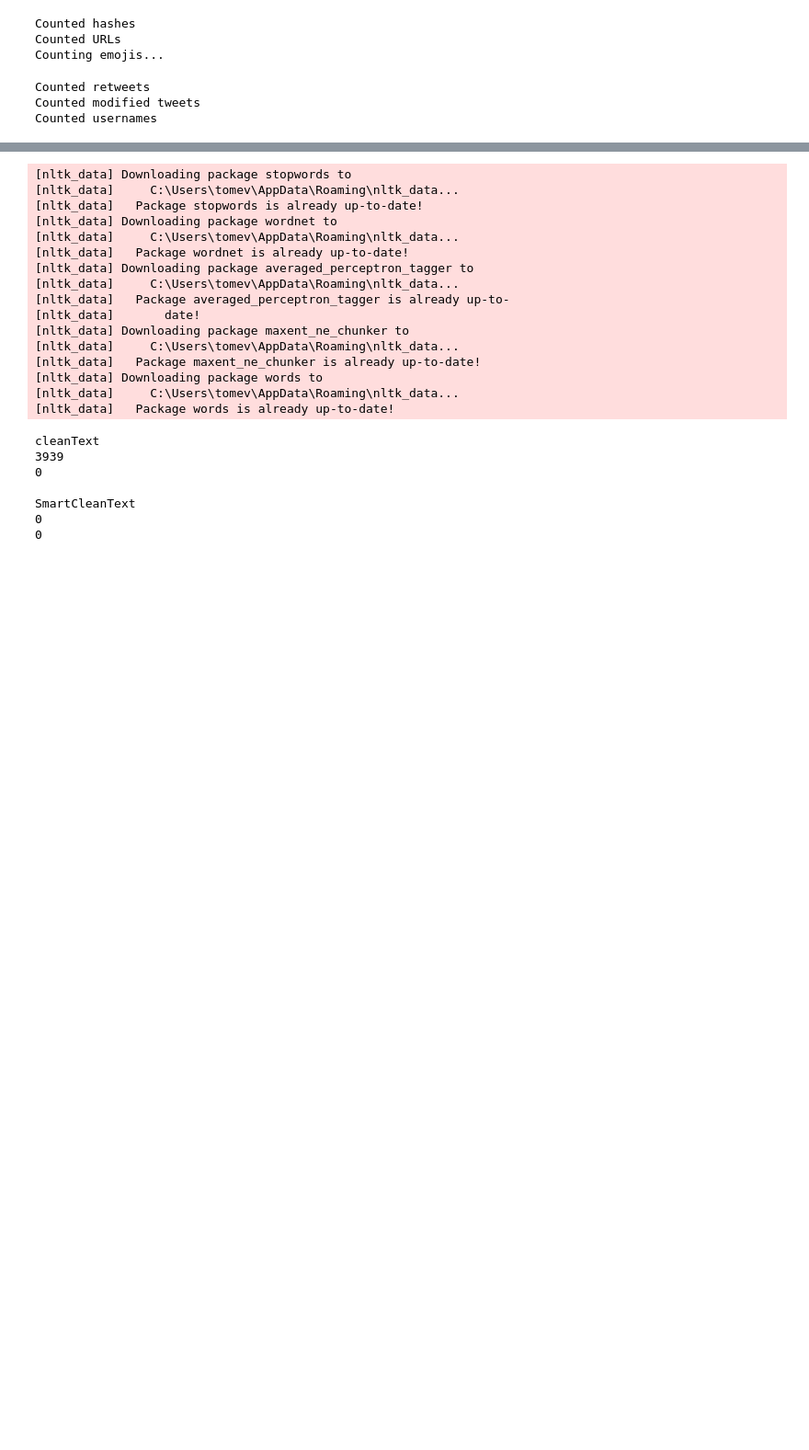
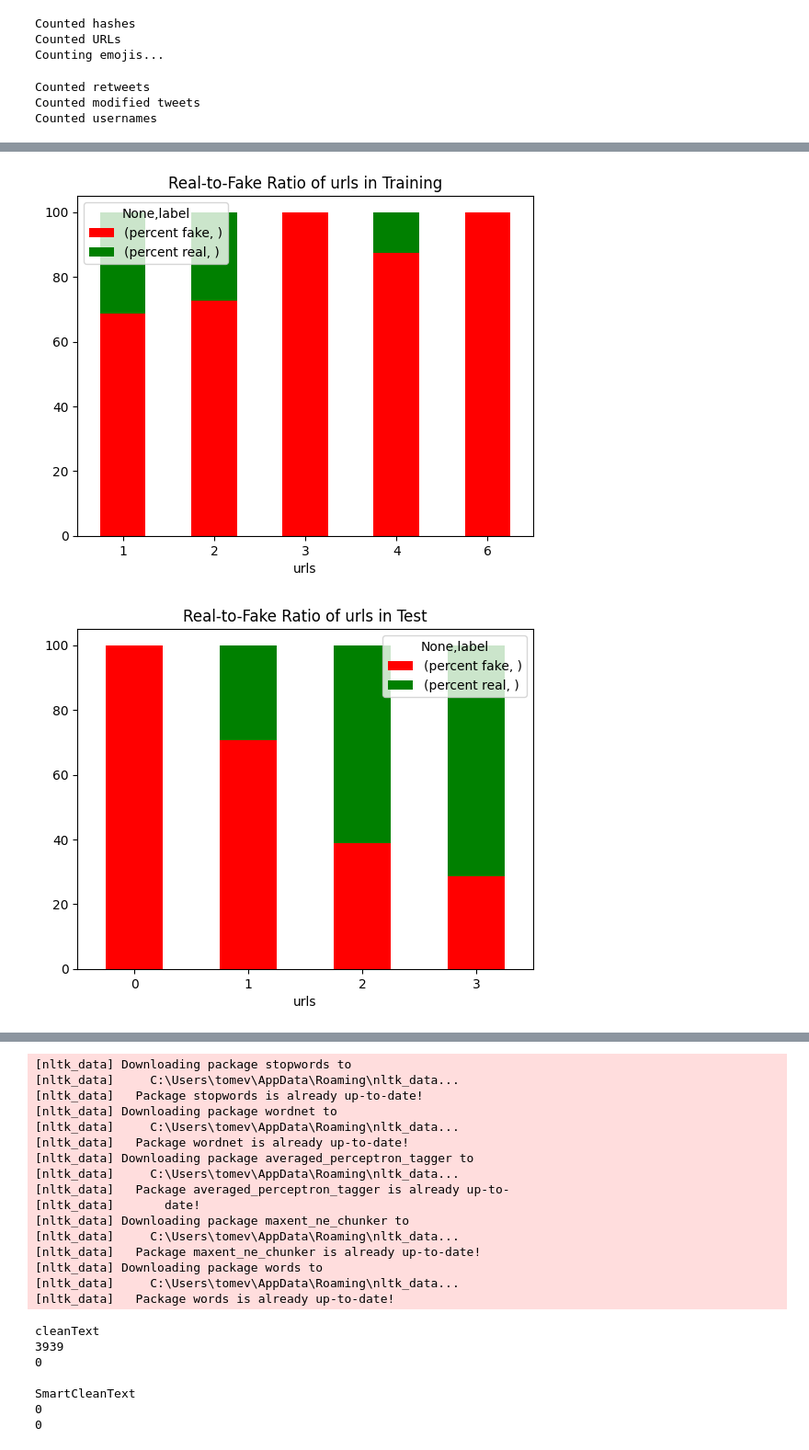
Before and after one commit to tee1g21/Machine-Learning-Technologies-Coursework, a Jupyter notebook: mediaEval.ipynb, the cells around one changed output, grey strips where cells are left out. Shown at 92% size. Drawn from its saved outputs; the diff is of its cells as text; code cells hidden in the pictures; blank space fills up the shorter version.

```diff
--- a/mediaEval.ipynb
+++ b/mediaEval.ipynb
@@ -374,0 +425,6 @@ Counted usernames
+# %%
+#comparing urls vs label
+create_bar_against_label("urls", True, True)
+# %% [output]
+[figure, added]
+[figure, added]
```
Also changed, not shown: parts of 29 cells of this notebook, 1 other file.
